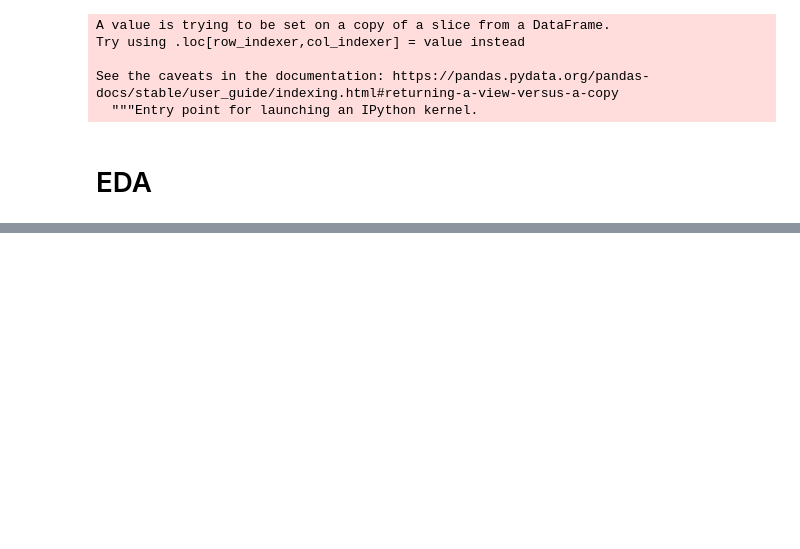
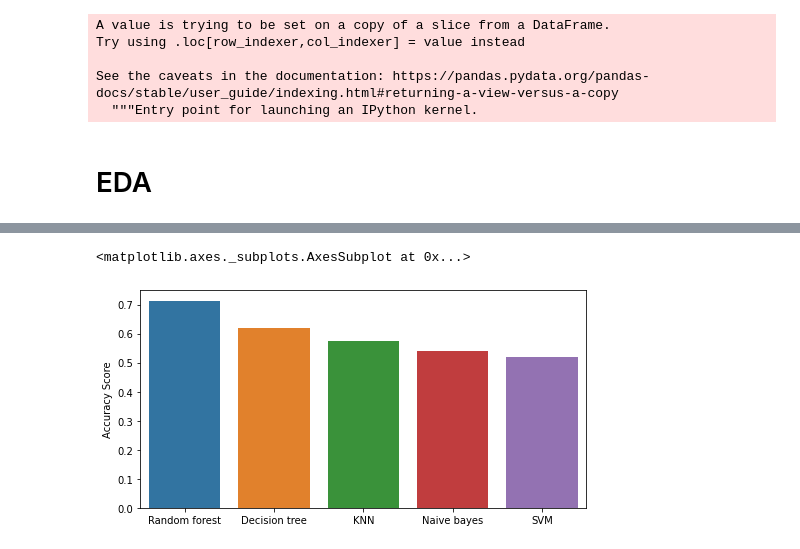
Before and after one commit to Dennieeeee/Heart-Disease, a Jupyter notebook: Cardiovascular_心血管.ipynb, the cells around one changed output, grey strips where cells are left out. Saved outputs shown, nothing was run; the diff lists cells and outputs as text; code cells hidden in the pictures; blank space fills up the shorter version.

```diff
--- a/Cardiovascular_心血管.ipynb
+++ b/Cardiovascular_心血管.ipynb
@@ -221,0 +277,22 @@ sns.heatmap(df_cleaned.corr(), fmt=".3f", linewidths=0.5, annot=True)
+# %%
+dec = DecisionTreeClassifier()
+ran = RandomForestClassifier(n_estimators=100)
+knn = KNeighborsClassifier(n_neighbors=100)
+svm = SVC(random_state=1)
+naive = GaussianNB()
+
+models = {"Decision tree" : dec,
+          "Random forest" : ran,
+          "KNN" : knn,
+          "SVM" : svm,
+          "Naive bayes" : naive}
+scores= { }
+
+for key, value in models.items():
+    model = value
+    model.fit(x_train, y_train)
+    scores[key] = model.score(x_test, y_test)
+# %%
+scores_frame = pd.DataFrame(scores, index=["Accuracy Score"]).T
+scores_frame.sort_values(by=["Accuracy Score"], axis=0 ,ascending=False, inplace=True)
+scores_frame
@@ -221,0 +306,7 @@ sns.heatmap(df_cleaned.corr(), fmt=".3f", linewidths=0.5, annot=True)
+# %%
+plt.figure(figsize=(8,4))
+sns.barplot(x=scores_frame.index, y=scores_frame['Accuracy Score'])
+#plt.xticks(rotation=45)
+# %% [output]
+<matplotlib.axes._subplots.AxesSubplot at 0x...>
+[figure, added]
```
Also changed, not shown: parts of 19 cells of this notebook.
